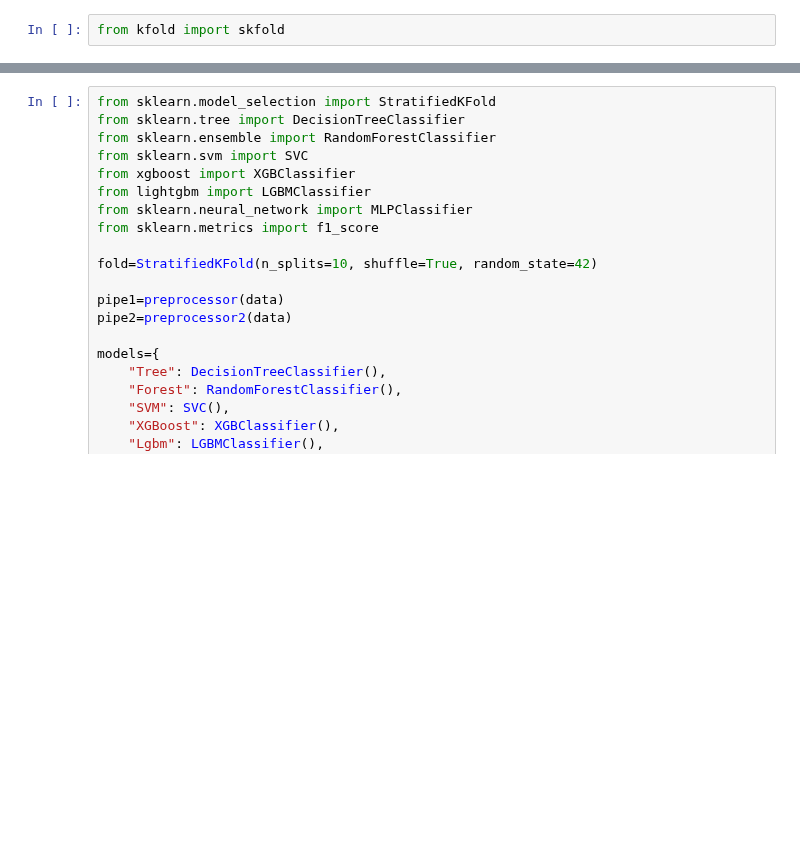
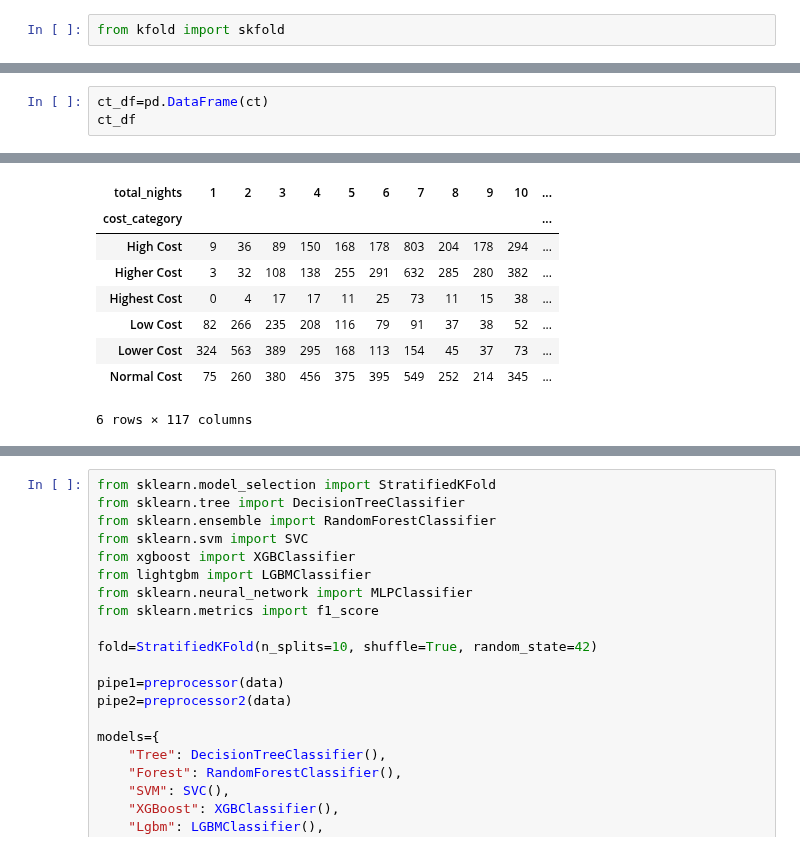
Before and after one commit to Njaramba-Riri/expenditure-prediction, a Jupyter notebook: trial.ipynb, the cells around one changed output, grey strips where cells are left out. Cells and saved outputs as stored; diff of their text form; blank space fills up the shorter version.

```diff
--- a/trial.ipynb
+++ b/trial.ipynb
@@ -66,0 +191,4 @@ from kfold import skfold
+# %%
+ct_df=pd.DataFrame(ct)
+ct_df
+# %% [output]
@@ -66,0 +196,9 @@ from kfold import skfold
+| total_nights | 1 | 2 | 3 | 4 | 5 | 6 | 7 | 8 | 9 | 10 | ... |
+| cost_category |  |  |  |  |  |  |  |  |  |  | ... |
+| High Cost | 9 | 36 | 89 | 150 | 168 | 178 | 803 | 204 | 178 | 294 | ... |
+| Higher Cost | 3 | 32 | 108 | 138 | 255 | 291 | 632 | 285 | 280 | 382 | ... |
+| Highest Cost | 0 | 4 | 17 | 17 | 11 | 25 | 73 | 11 | 15 | 38 | ... |
+| Low Cost | 82 | 266 | 235 | 208 | 116 | 79 | 91 | 37 | 38 | 52 | ... |
+| Lower Cost | 324 | 563 | 389 | 295 | 168 | 113 | 154 | 45 | 37 | 73 | ... |
+| Normal Cost | 75 | 260 | 380 | 456 | 375 | 395 | 549 | 252 | 214 | 345 | ... |
+6 rows × 117 columns
```
Also changed, not shown: parts of 20 cells of this notebook.
